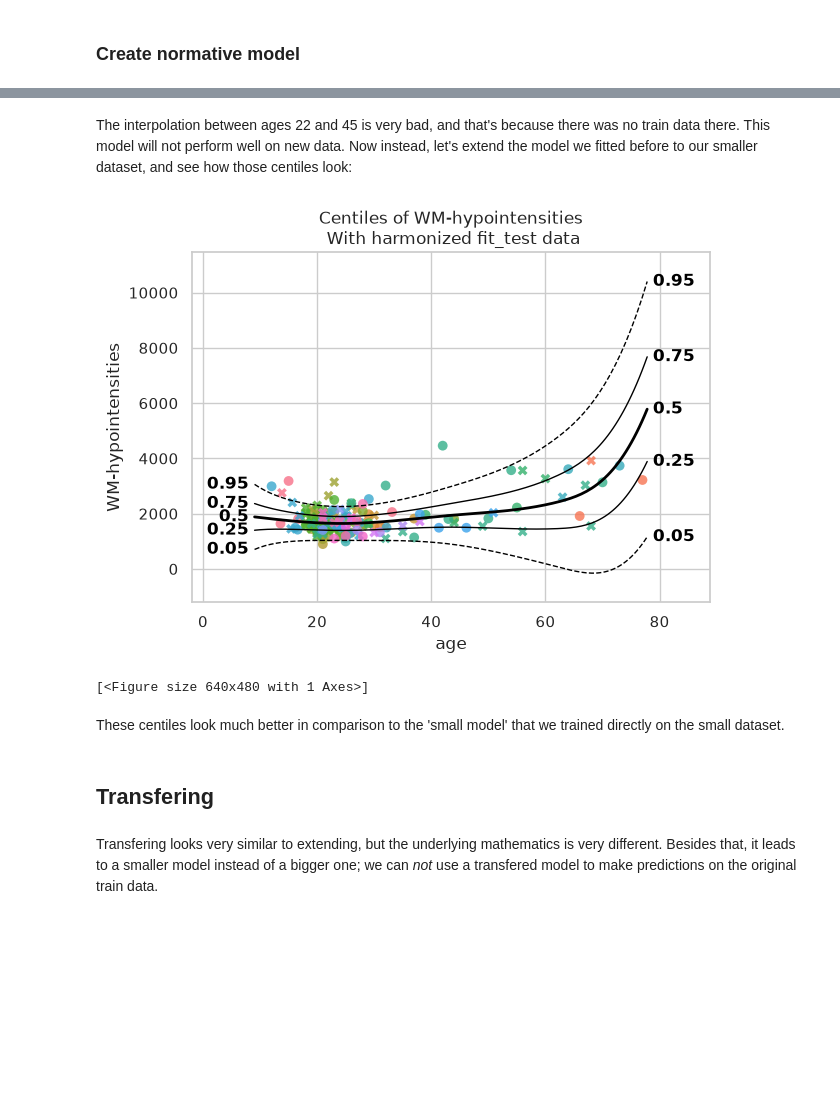
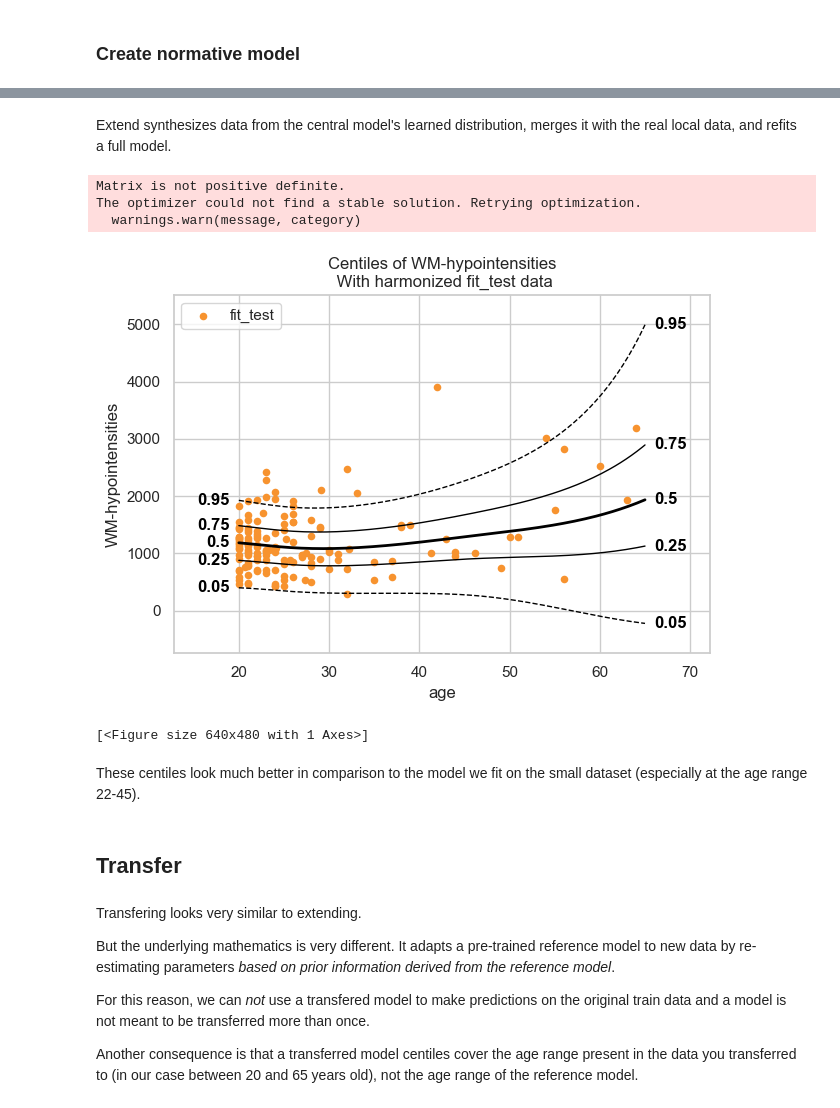
Before and after one commit to predictive-clinical-neuroscience/PCNtoolkit, a Jupyter notebook: examples/06_transfer_extend.ipynb, the cells around one changed output, grey strips where cells are left out. Cells and saved outputs as stored; diff of their text form; code cells hidden in the pictures; blank space fills up the shorter version.

```diff
--- a/examples/06_transfer_extend.ipynb
+++ b/examples/06_transfer_extend.ipynb
@@ -151,12 +122,11 @@ template_hbr = HBR(
 ### Create normative model
 # %%
 model = NormativeModel(
-    template_regression_model=template_hbr,
-    savemodel=True,
-    evaluate_model=True,
-    saveresults=True,
+    template_regression_model=template_blr,
+    savemodel=False,
+    evaluate_model=False,
+    saveresults=False,
     saveplots=False,
-    save_dir="resources/hbr/save_dir",
     inscaler="standardize",
     outscaler="standardize",
 )
@@ -180,0 +153,19 @@ For more options and details see https://pytensor.readthedocs.io/en/latest/troub
+# %%
+small_model = NormativeModel(
+    template_regression_model=template_blr,
+    savemodel=True,
+    evaluate_model=True,
+    saveresults=True,
+    saveplots=False,
+    save_dir="resources/blr_transfer/save_dir_small",
+    inscaler="standardize",
+    outscaler="standardize",
+)
+
+small_model.fit_predict(transfer_train, transfer_test)
+
+plot_centiles_advanced(
+    small_model,
+    scatter_data=transfer_test,
+    batch_effects='all'
+)
@@ -209,22 +181,33 @@ plot_centiles_advanced(
 # %% [markdown]
-The interpolation between ages 22 and 45 is very bad, and that's because there was no train data there. This model will not perform well on new data. Now instead, let's extend the model we fitted before to our smaller dataset, and see how those centiles look:
+Extend synthesizes data from the central model's learned distribution, merges it with the real local data, and refits a full model.
 # %%
 extended_model = model.extend_predict(transfer_train, transfer_test);
 
 plot_centiles_advanced(
     extended_model,
     scatter_data=test,
     batch_effects='all',
-    show_legend = False
+    show_legend = False,
+    covariate_ranges = {"age": (20, 65)} # for comparison reasons: force the x-axis to be the same as the transfer plot
 )
 # %% [output]
+Matrix is not positive definite.
+The optimizer could not find a stable solution. Retrying optimization.
+  warnings.warn(message, category)
-[figure, old version]
+[figure, new version]
-[<Figure size 640x480 with 1 Axes>]
+[<Figure size 640x480 with 1 Axes>]
 # %% [markdown]
-These centiles look much better in comparison to the 'small model' that we trained directly on the small dataset.
+These centiles look much better in comparison to the model we fit on the small dataset (especially at the age range 22-45).
 # %% [markdown]
-## Transfering
+## Transfer
 # %% [markdown]
-Transfering looks very similar to extending, but the underlying mathematics is very different. Besides that, it leads to a smaller model instead of a bigger one; we can _not_ use a transfered model to make predictions on the original train data.
+Transfering looks very similar to extending.
+
+But the underlying mathematics is very different. It adapts a pre-trained reference model to new data by re-estimating parameters *based on prior information derived from the reference model*.
+
+For this reason, we can _not_ use a transfered model to make predictions on the original train data and a model is not meant to be transferred more than once.
+
+Another consequence is that a transferred model centiles cover the age range present in the data you
+transferred to (in our case between 20 and 65 years old), not the age range of the reference model.
 # %%
 transfered_model = model.transfer_predict(transfer_train, transfer_test);
```
Also changed, not shown: parts of 21 cells of this notebook.
